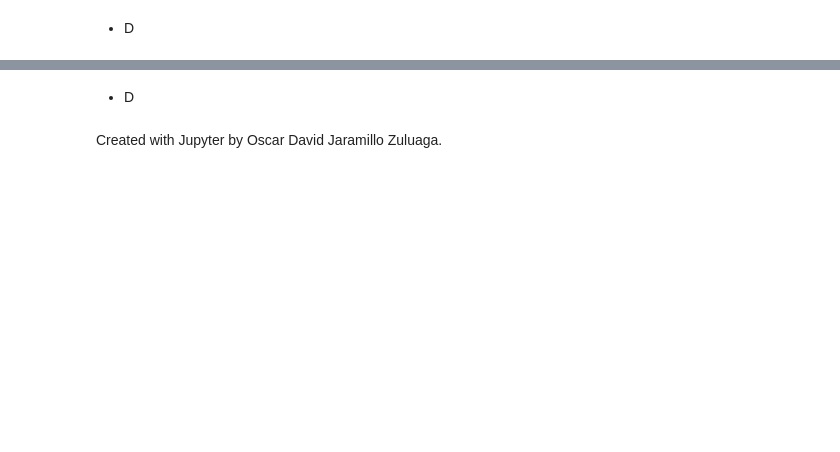
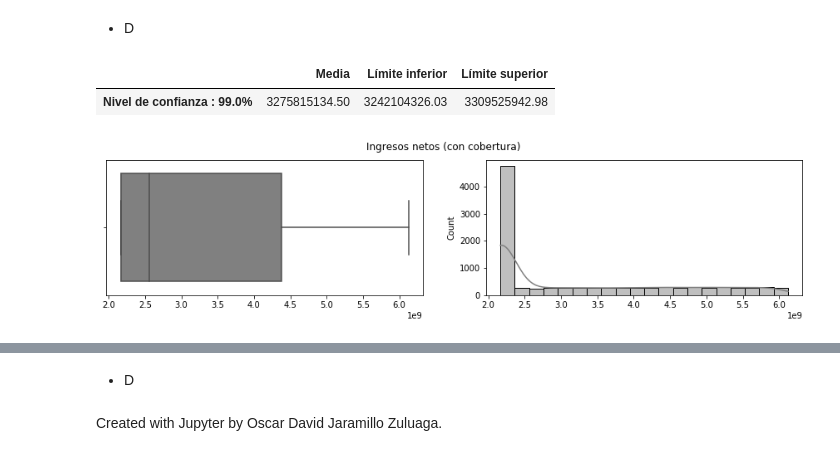
Before and after one commit to diegolazareno/Examen3_SPF, a Jupyter notebook: Examen_Tema3_DALopez.ipynb, the cells around one changed output, grey strips where cells are left out. Cells and saved outputs as stored; diff of their text form; code cells hidden in the pictures; blank space fills up the shorter version.

```diff
--- a/Examen_Tema3_DALopez.ipynb
+++ b/Examen_Tema3_DALopez.ipynb
@@ -969,2 +969,14 @@ results4DF[["K > AT", "¿Se ejerce la opción?"] + cols]
 # %% [markdown]
 + D
+# %%
+netIncome_Option, netIncome_NoOption = netIncomeSimulation(0, 7000000000,
+ ["AT", "# contratos", "Primas", "Ingreso (con cobertura)", "Ingreso neto (con cobertura)", "Ingreso (sin cobertura)",
+  "Costo de oportunidad"], predictionsOilBarrels.iloc[0, 0] * 1000000, 1000, K4,
+    np.random.uniform(40, 85, 10000), valuation4.loc["Put Asiático R.", "Prima"], "Put")
+# %%
+boxAndHistPlot(netIncome_Option, (15, 3), "grey", "Ingresos netos (con cobertura)")
+confidenceInterval(netIncome_Option, 0.99)
+# %% [output]
+|  | Media | Límite inferior | Límite superior |
+| Nivel de confianza : 99.0% | 3275815134.50 | 3242104326.03 | 3309525942.98 |
+[figure, added]
```
Also changed, not shown: parts of 7 cells of this notebook.
